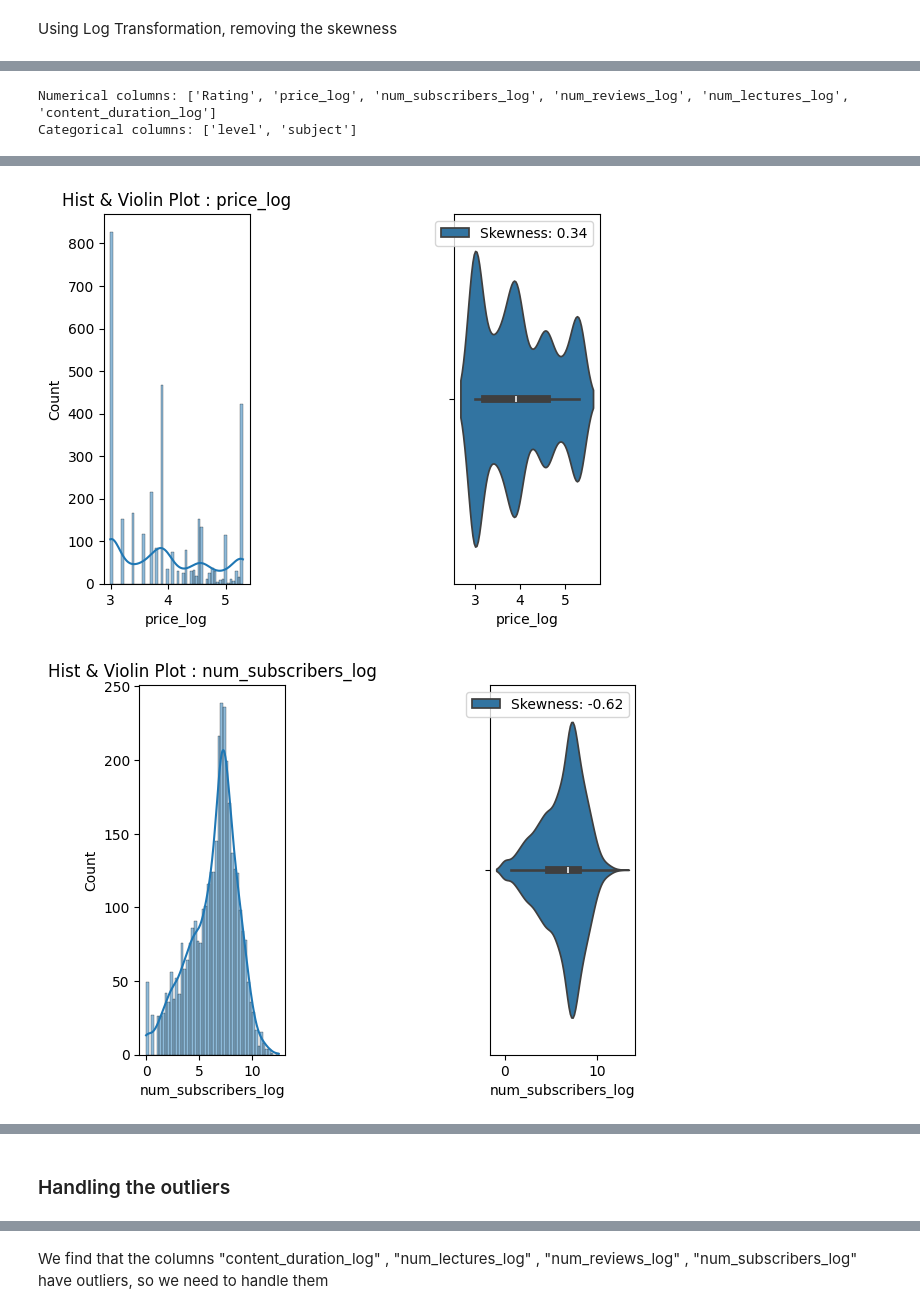
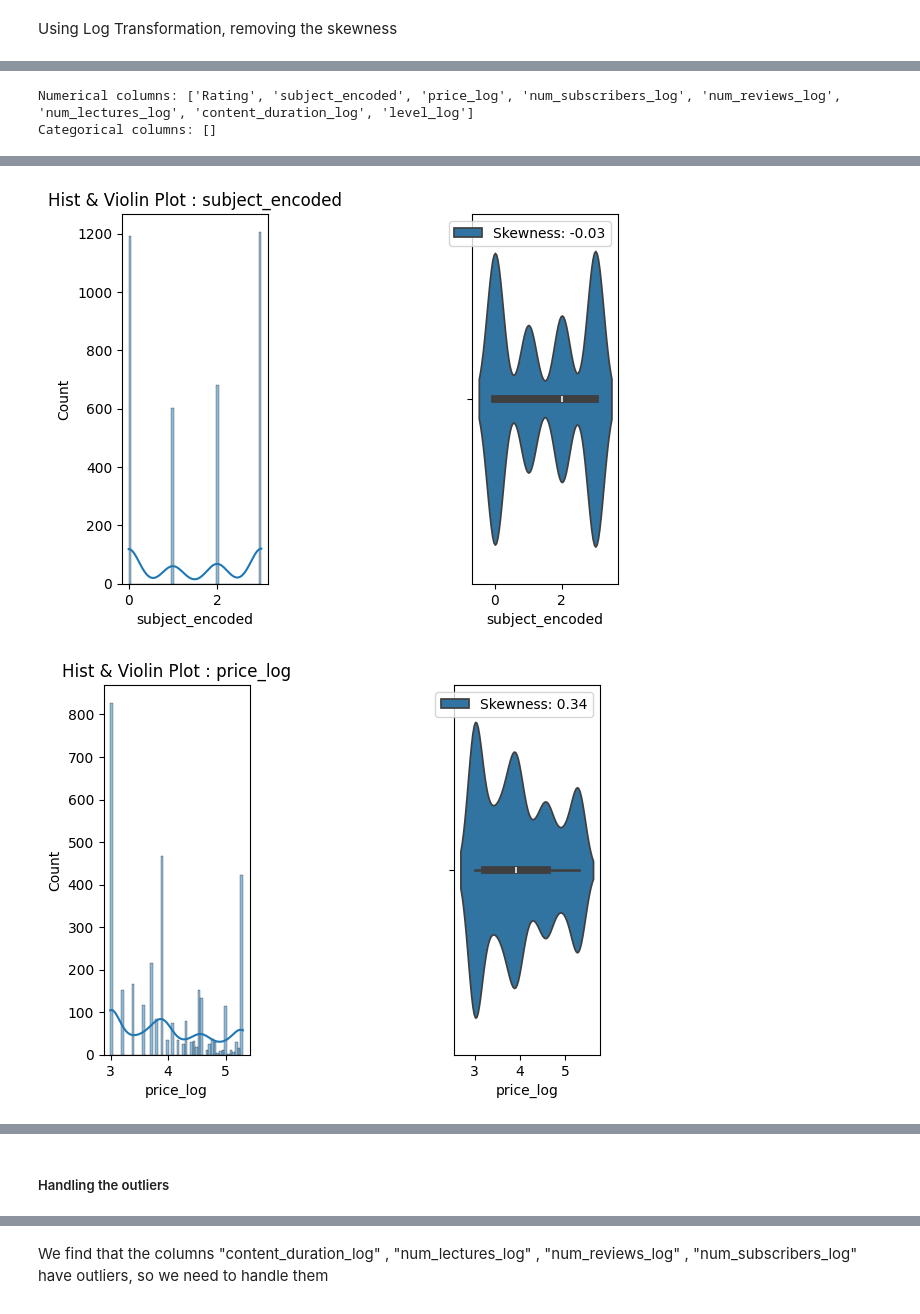
Before and after one commit to AasthaMuk/Module-21_DS-Projects, a Jupyter notebook: Project2-Ratings of GUVI Courses/rating_prediction.ipynb, the cells around one changed output, grey strips where cells are left out. Cells and saved outputs as stored; diff of their text form; code cells hidden in the pictures.

```diff
--- a/Project2-Ratings of GUVI Courses/rating_prediction.ipynb
+++ b/Project2-Ratings of GUVI Courses/rating_prediction.ipynb
@@ -180,7 +309,7 @@ def plot(df, column):
     plt.show()
 # %%
 for col in numerical_cols:
-    plot(df, col)
+    plot(df2, col)
 # %% [output]
 [figure]
 [figure]
@@ -198,10 +327,11 @@ Skewness values between -0.5 and 0.5 is considered to be roughly symmetric distr
 # %%
-df['price_log'] = add_log_transform(df,'price')
-df['num_subscribers_log'] = add_log_transform(df,'num_subscribers')
-df['num_reviews_log'] = add_log_transform(df,'num_reviews')
-df['num_lectures_log'] = add_log_transform(df,'num_lectures')
-df['content_duration_log'] = add_log_transform(df,'content_duration')
-df
+df2['price_log'] = add_log_transform(df2,'price')
+df2['num_subscribers_log'] = add_log_transform(df2,'num_subscribers')
+df2['num_reviews_log'] = add_log_transform(df2,'num_reviews')
+df2['num_lectures_log'] = add_log_transform(df2,'num_lectures')
+df2['content_duration_log'] = add_log_transform(df2,'content_duration')
+df2['level_log'] = add_log_transform(df2,'level_encoded')
+df2
 # %% [output]
 |  | price | num_subscribers | num_reviews | num_lectures | level | Rating | content_duration | subject | ... |
 | 0 | 0.0 | 268923.0 | 8629.0 | 45.0 | Beginner Level | 0.82 | 10.500000 | Subject: Web Development | ... |
@@ -219,6 +349,6 @@ df
 # %%
 # Dropping off the columns which are skewed
-df1 = df.copy()
-df1.drop(['price','num_subscribers','num_reviews','num_lectures','content_duration'],axis=1,inplace=True)
-df1
+df3 = df2.copy()
+df3.drop(['price','num_subscribers','num_reviews','num_lectures','content_duration','level','level_encoded','subject'],axis=1,inplace=True)
+df3
 # %% [output]
@@ -237,15 +367,15 @@ df1
 3680 rows × 8 columns
 # %%
-numerical_cols,categorical_cols = find_num_cat_columns(df1)
+numerical_cols,categorical_cols = find_num_cat_columns(df3)
 print("Numerical columns:", numerical_cols)
 print("Categorical columns:", categorical_cols)
 # %% [output]
-Numerical columns: ['Rating', 'price_log', 'num_subscribers_log', 'num_reviews_log', 'num_lectures_log', 'content_duration_log']
-Categorical columns: ['level', 'subject']
+Numerical columns: ['Rating', 'subject_encoded', 'price_log', 'num_subscribers_log', 'num_reviews_log', 'num_lectures_log', 'content_duration_log', 'level_log']
+Categorical columns: []
 # %%
 for col in numerical_cols:
-    plot(df1, col)
+    plot(df3, col)
 # %% [output]
 [figure]
-[figure, old version]
+[figure, new version]
-[figure, old version]
+[figure, new version]
@@ -255,2 +387,2 @@ for col in numerical_cols:
 # %% [markdown]
-### Handling the outliers
+##### Handling the outliers
```
Also changed, not shown: parts of 62 cells of this notebook, 1 other file.
